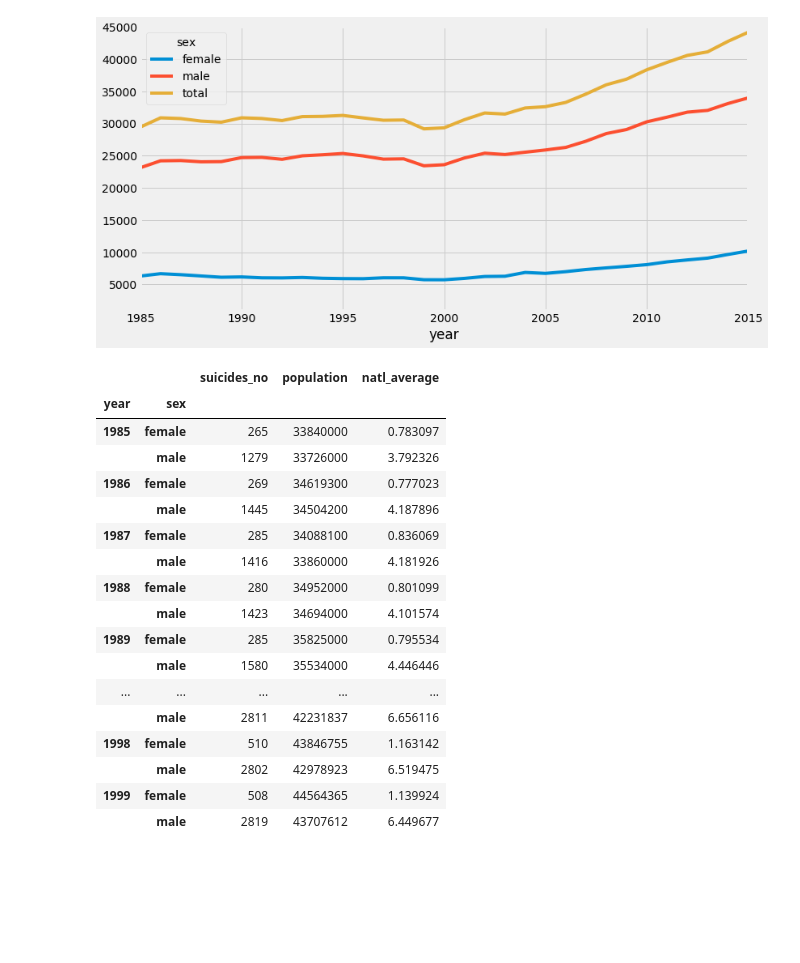
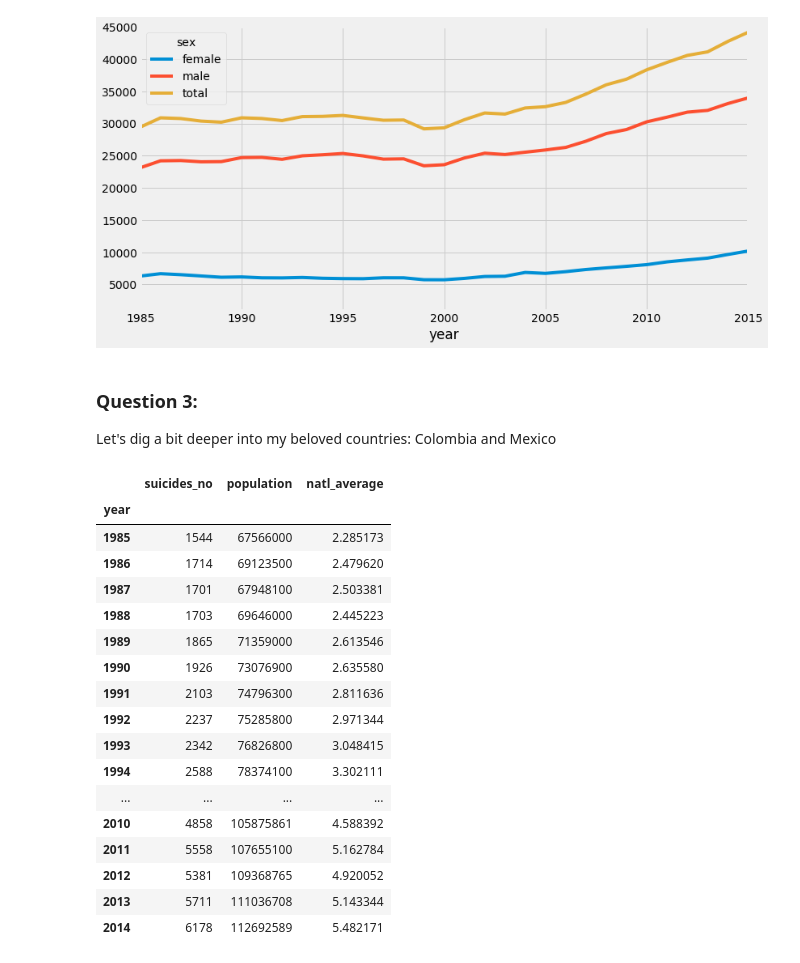
Before and after one commit to carandu/suicide_topics, a Jupyter notebook: suicide_topics.ipynb, the cells around one changed output. Cells and saved outputs as stored; diff of their text form; code cells hidden in the pictures; blank space fills up the shorter version.

```diff
--- a/suicide_topics.ipynb
+++ b/suicide_topics.ipynb
@@ -261,34 +316,37 @@ usa_by_year
 plt.show()
 # %% [output]
 [figure]
+# %% [markdown]
+### Question 3:
+Let's dig a bit deeper into my beloved countries: Colombia and Mexico
 # %%
 #creating new dataframes for Mexico and Colombia (2 ways)
-#col = df[df.country == 'Colombia']
-#mex = df[df.country == 'Mexico']
-col = df.loc[df['country'] == 'Colombia']
-mex = df.loc[df['country'] == 'Mexico']
+col = df[df.country == 'Colombia']
+mex = df[df.country == 'Mexico']
+#col = df.loc[df['country'] == 'Colombia']
+#mex = df.loc[df['country'] == 'Mexico']
 # %%
-new_col = col.groupby(['year','sex']).agg({'suicides_no':sum, 'population':sum}) ## best practice->groupby LIST!!!!
-new_mex = mex.groupby(['year','sex']).agg({'suicides_no':sum, 'population':sum})
+new_col = col.groupby(['year']).agg({'suicides_no':sum, 'population':sum}) ## best practice->groupby LIST!!!!
+new_mex = mex.groupby(['year']).agg({'suicides_no':sum, 'population':sum})
 new_col['natl_average'] = new_col['suicides_no'] /  new_col['population'] * 100000
 new_mex['natl_average'] = new_mex['suicides_no'] /  new_mex['population'] * 100000
 new_mex.head(30)
 # %% [output]
-|  |  | suicides_no | population | natl_average |
-| year | sex |  |  |  |
-| 1985 | female | 265 | 33840000 | 0.783097 |
-|  | male | 1279 | 33726000 | 3.792326 |
-| 1986 | female | 269 | 34619300 | 0.777023 |
-|  | male | 1445 | 34504200 | 4.187896 |
-| 1987 | female | 285 | 34088100 | 0.836069 |
-|  | male | 1416 | 33860000 | 4.181926 |
-| 1988 | female | 280 | 34952000 | 0.801099 |
-|  | male | 1423 | 34694000 | 4.101574 |
-| 1989 | female | 285 | 35825000 | 0.795534 |
-|  | male | 1580 | 35534000 | 4.446446 |
-| ... | ... | ... | ... | ... |
-|  | male | 2811 | 42231837 | 6.656116 |
-| 1998 | female | 510 | 43846755 | 1.163142 |
-|  | male | 2802 | 42978923 | 6.519475 |
-| 1999 | female | 508 | 44564365 | 1.139924 |
-|  | male | 2819 | 43707612 | 6.449677 |
+|  | suicides_no | population | natl_average |
+| year |  |  |  |
+| 1985 | 1544 | 67566000 | 2.285173 |
+| 1986 | 1714 | 69123500 | 2.479620 |
+| 1987 | 1701 | 67948100 | 2.503381 |
+| 1988 | 1703 | 69646000 | 2.445223 |
+| 1989 | 1865 | 71359000 | 2.613546 |
+| 1990 | 1926 | 73076900 | 2.635580 |
+| 1991 | 2103 | 74796300 | 2.811636 |
+| 1992 | 2237 | 75285800 | 2.971344 |
+| 1993 | 2342 | 76826800 | 3.048415 |
+| 1994 | 2588 | 78374100 | 3.302111 |
+| ... | ... | ... | ... |
+| 2010 | 4858 | 105875861 | 4.588392 |
+| 2011 | 5558 | 107655100 | 5.162784 |
+| 2012 | 5381 | 109368765 | 4.920052 |
+| 2013 | 5711 | 111036708 | 5.143344 |
+| 2014 | 6178 | 112692589 | 5.482171 |
```
Also changed, not shown: parts of 17 cells of this notebook.
